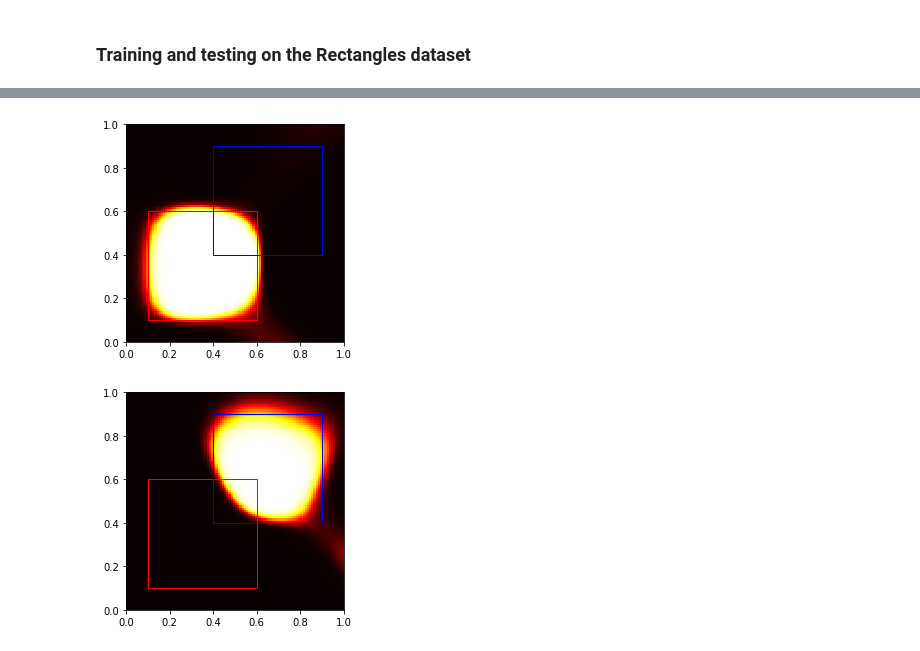
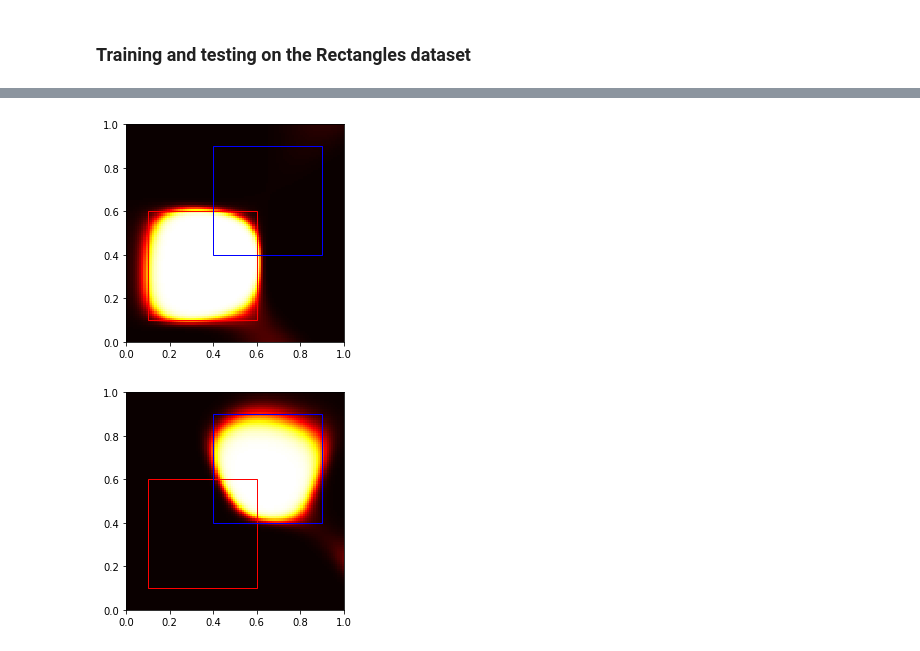
Before and after one commit to atatomir/CCN, a Jupyter notebook: CCN.ipynb, the cells around one changed output, grey strips where cells are left out. Saved outputs shown, nothing was run; the diff lists cells and outputs as text; code cells hidden in the pictures.

Commit message:
Added training guided by the goal

```diff
--- a/CCN.ipynb
+++ b/CCN.ipynb
@@ -399,17 +417,19 @@ ConstrainedNetwork(
 # %% [markdown]
 ### Training and testing
 # %%
+clayer = ConstraintsLayer(ConstraintsGroup([cons0]), 2)
 loss_fn = nn.BCELoss()
 learning_rate = 1e-2
 #optimizer = torch.optim.SGD(model.parameters(), lr = learning_rate)
 optimizer = torch.optim.Adam(model.parameters(), lr = learning_rate, betas = (0.9, 0.999))
 # %%
-def train(dataloader, model, loss_fn, optimizer):
+def train(dataloader, model, clayer, loss_fn, optimizer):
     size = len(dataloader.dataset)
     model.train()
     for batch, (X, y) in enumerate(dataloader):
         # Compute prediction error
         pred = model(X)
+        pred = clayer(pred, goal=y)
         loss = loss_fn(pred, y)
 
         # Backpropagation
@@ -421,13 +441,14 @@ def train(dataloader, model, loss_fn, optimizer):
             loss, current = loss.item(), batch * len(X)
             print(f"loss: {loss:>7f} [{current:>5d}/{size:>5d}]")
 # %%
-def test(dataloader, model):
+def test(dataloader, model, clayer):
     size = len(dataloader.dataset)
     model.eval()
     test_loss, correct_small, correct_big = 0, 0, 0
     with torch.no_grad():
         for X, y in dataloader:
             pred = model(X)
+            pred = clayer(pred)
             test_loss += loss_fn(pred, y).item()
             correct_small += (torch.where(pred[:, 0] > 0.5, 1., 0.) == y[:, 0]).sum().item()
             correct_big += (torch.where(pred[:, 1] > 0.5, 1., 0.) == y[:, 1]).sum().item()
@@ -438,11 +459,11 @@ def test(dataloader, model):
 # %% [markdown]
 ### Training and testing on the Rectangles dataset
 # %%
-epochs = 300
+epochs = 100
 for t in range(epochs):
     print(f"Epoch {t+1}\n-------------------------------")
-    train(train_dataloader, model, loss_fn, optimizer)
-    test(test_dataloader, model)
+    train(train_dataloader, model, clayer, loss_fn, optimizer)
+    test(test_dataloader, model, clayer)
 print("Done!")
 # %% [output]
 Epoch 1
@@ -465,28 +486,27 @@ Done!
 # %%
 xs = np.arange(0., 1., 0.01, dtype = "float32")
 ys = np.arange(0., 1., 0.01, dtype = "float32")
 grid = np.array([(x, y) for x in xs for y in ys])
 grid = torch.from_numpy(grid)
 
-model.disable_constraints()
 probs = model(grid)
-model.enable_constraints()
+#probs = clayer(probs)
 
 small = probs[:, 0].reshape(len(xs), len(ys)).detach().numpy()
 large = probs[:, 1].reshape(len(xs), len(ys)).detach().numpy()
 
 fig, ax = plt.subplots()
 ax.imshow(small, cmap='hot', interpolation='nearest', extent=(0., 1., 0., 1.), origin='lower')
 draw_rectangles(ax, rect0, rect1)
 plt.show()
 
 fig, ax = plt.subplots()
 ax.imshow(large, cmap='hot', interpolation='nearest', extent=(0., 1., 0., 1.), origin='lower')
 draw_rectangles(ax, rect0, rect1)
 plt.show()
 # %% [output]
-[figure, old version]
+[figure, new version]
-[figure, old version]
+[figure, new version]
 # %%
 print(small.max())
 print(large.max())
```
Also changed, not shown: parts of 7 cells of this notebook.
